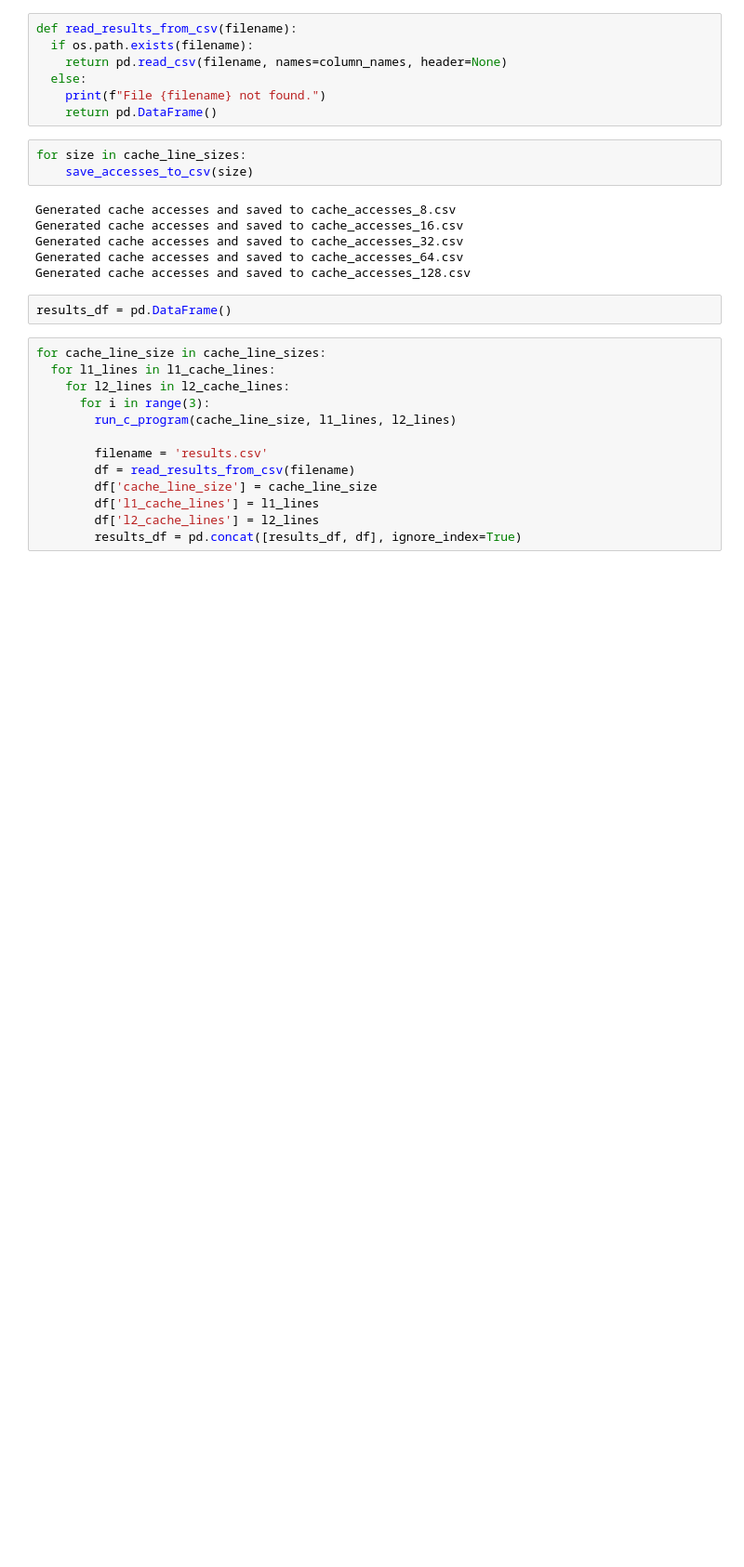
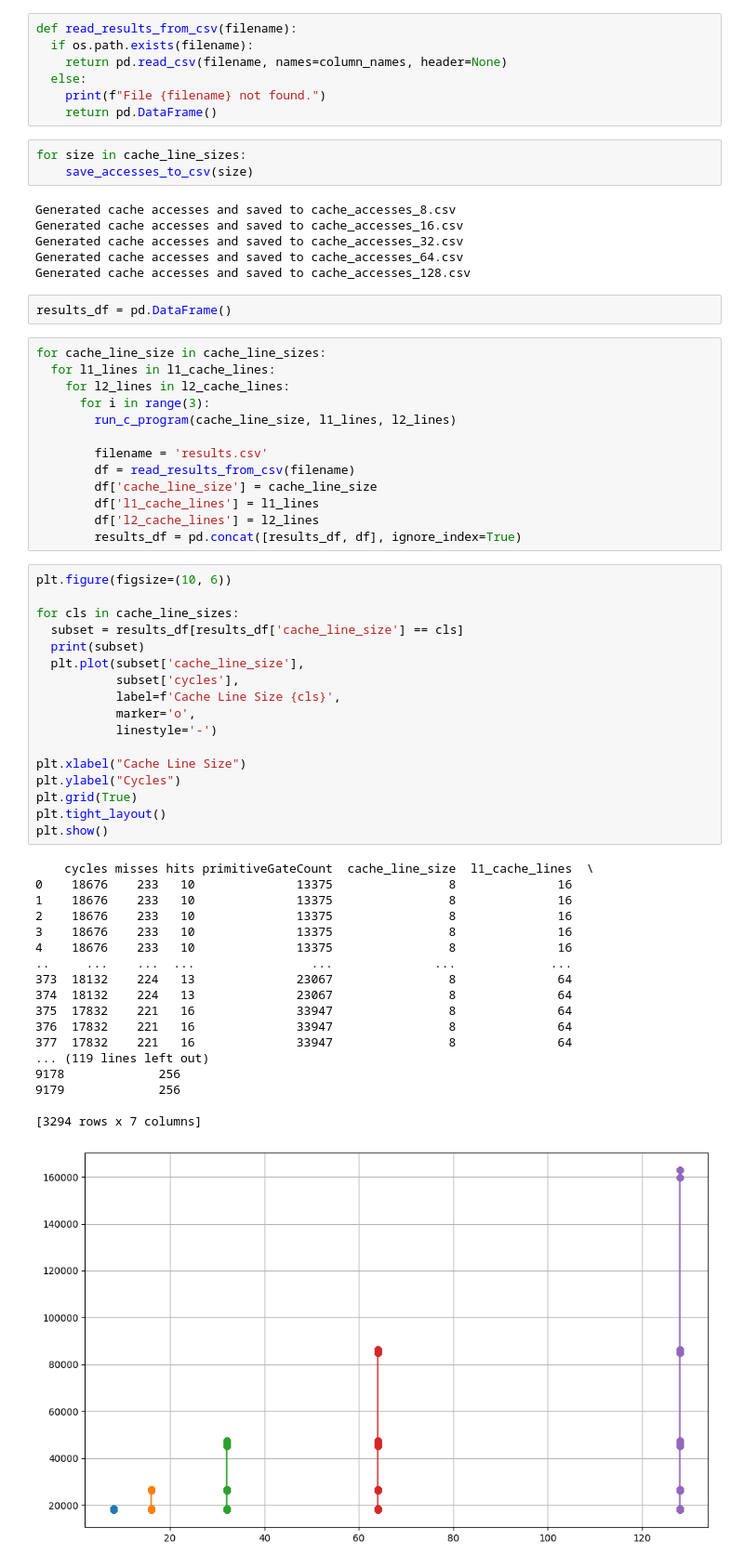
Before and after one commit to jkr11/cache_simulation, a Jupyter notebook: test.ipynb, the cells around one changed output. Shown at 93% size. Drawn from its saved outputs; the diff is of its cells as text; blank space fills up the shorter version.

```diff
--- a/test.ipynb
+++ b/test.ipynb
@@ -106,3 +106,39 @@ for cache_line_size in cache_line_sizes:
         df['l1_cache_lines'] = l1_lines
         df['l2_cache_lines'] = l2_lines
         results_df = pd.concat([results_df, df], ignore_index=True)
+# %%
+plt.figure(figsize=(10, 6))
+
+for cls in cache_line_sizes:
+  subset = results_df[results_df['cache_line_size'] == cls]
+  print(subset)
+  plt.plot(subset['cache_line_size'],
+           subset['cycles'],
+           label=f'Cache Line Size {cls}',
+           marker='o',
+           linestyle='-')
+
+plt.xlabel("Cache Line Size")
+plt.ylabel("Cycles")
+plt.grid(True)
+plt.tight_layout()
+plt.show()
+# %% [output]
+    cycles misses hits primitiveGateCount  cache_line_size  l1_cache_lines  \
+0    18676    233   10              13375                8              16
+1    18676    233   10              13375                8              16
+2    18676    233   10              13375                8              16
+3    18676    233   10              13375                8              16
+4    18676    233   10              13375                8              16
+..     ...    ...  ...                ...              ...             ...
+373  18132    224   13              23067                8              64
+374  18132    224   13              23067                8              64
+375  17832    221   16              33947                8              64
+376  17832    221   16              33947                8              64
+377  17832    221   16              33947                8              64
+... (119 lines left out)
+9178             256
+9179             256
+
+[3294 rows x 7 columns]
+[figure, added]
```
Also changed, not shown: 7 other files.
